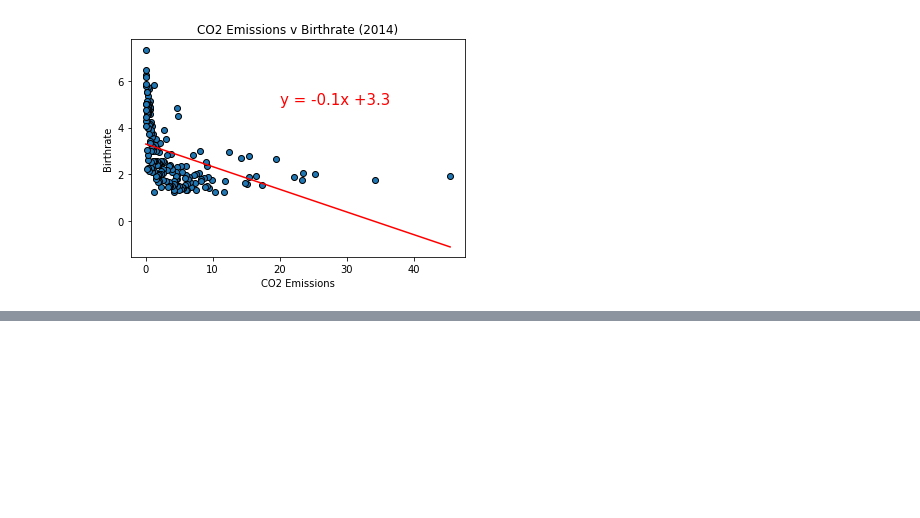
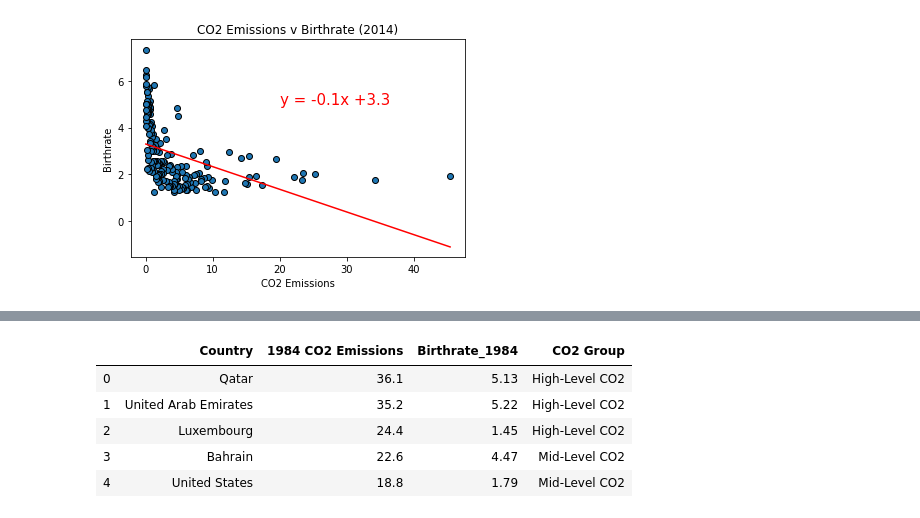
Before and after one commit to VallieTracy/project-one, a Jupyter notebook: Final Jupyter Notebook .ipynb, the cells around one changed output, grey strips where cells are left out. Cells and saved outputs as stored; diff of their text form; code cells hidden in the pictures; blank space fills up the shorter version.

```diff
--- a/Final Jupyter Notebook .ipynb
+++ b/Final Jupyter Notebook .ipynb
@@ -455,0 +533,22 @@ The r-squared is: -0.4263862548440094
+# %%
+# running anova and independent t-tests (1984 co2 v birthrate)
+
+# create bins to place the carbon emissions
+bins = [0, 12.06, 24.08, 36.2]
+
+# create labels for the bins
+group_labels = ["Low-Level CO2", "Mid-Level CO2", "High-Level CO2"]
+
+# slice the data and place it into bins
+pd.cut(df_1984["1984 CO2 Emissions"], bins, labels=group_labels)
+
+# place the data series into a new column inside of the DataFrame
+df_1984["CO2 Group"] = pd.cut(df_1984["1984 CO2 Emissions"], bins, labels=group_labels)
+df_1984.head()
+# %% [output]
+|  | Country | 1984 CO2 Emissions | Birthrate_1984 | CO2 Group |
+| 0 | Qatar | 36.1 | 5.13 | High-Level CO2 |
+| 1 | United Arab Emirates | 35.2 | 5.22 | High-Level CO2 |
+| 2 | Luxembourg | 24.4 | 1.45 | High-Level CO2 |
+| 3 | Bahrain | 22.6 | 4.47 | Mid-Level CO2 |
+| 4 | United States | 18.8 | 1.79 | Mid-Level CO2 |
```
Also changed, not shown: parts of 17 cells of this notebook.
